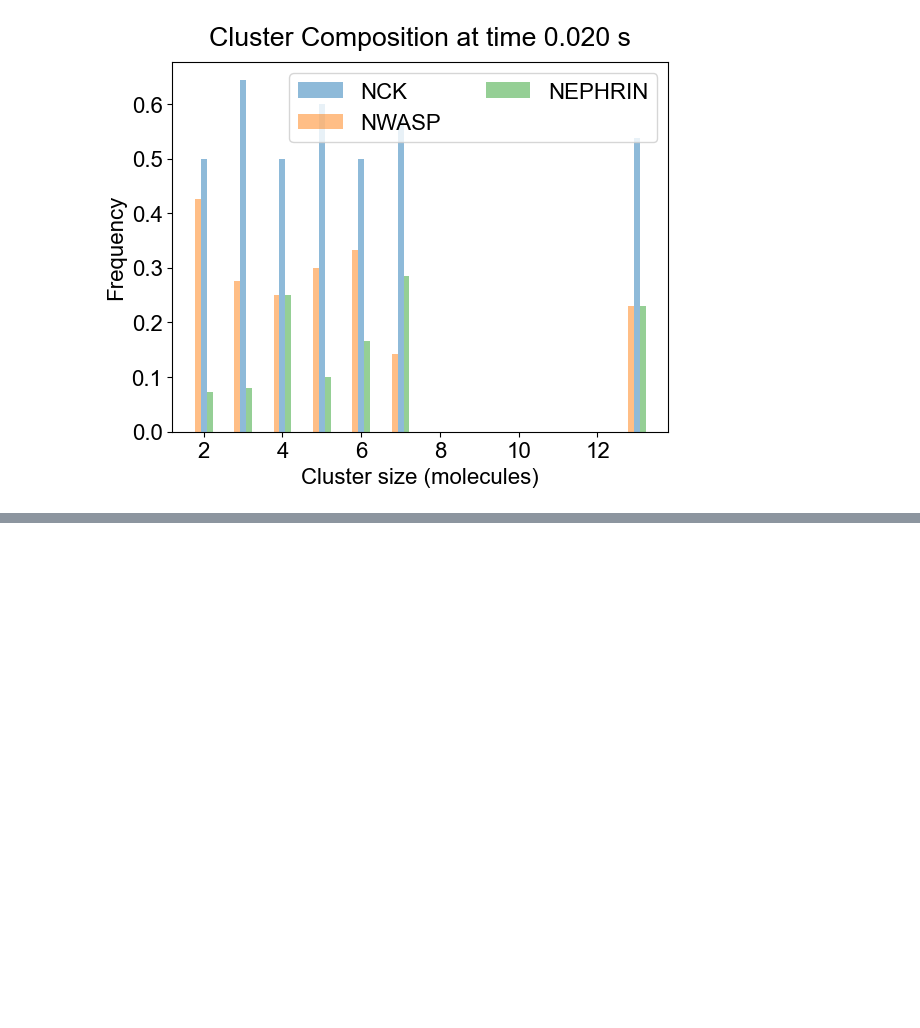
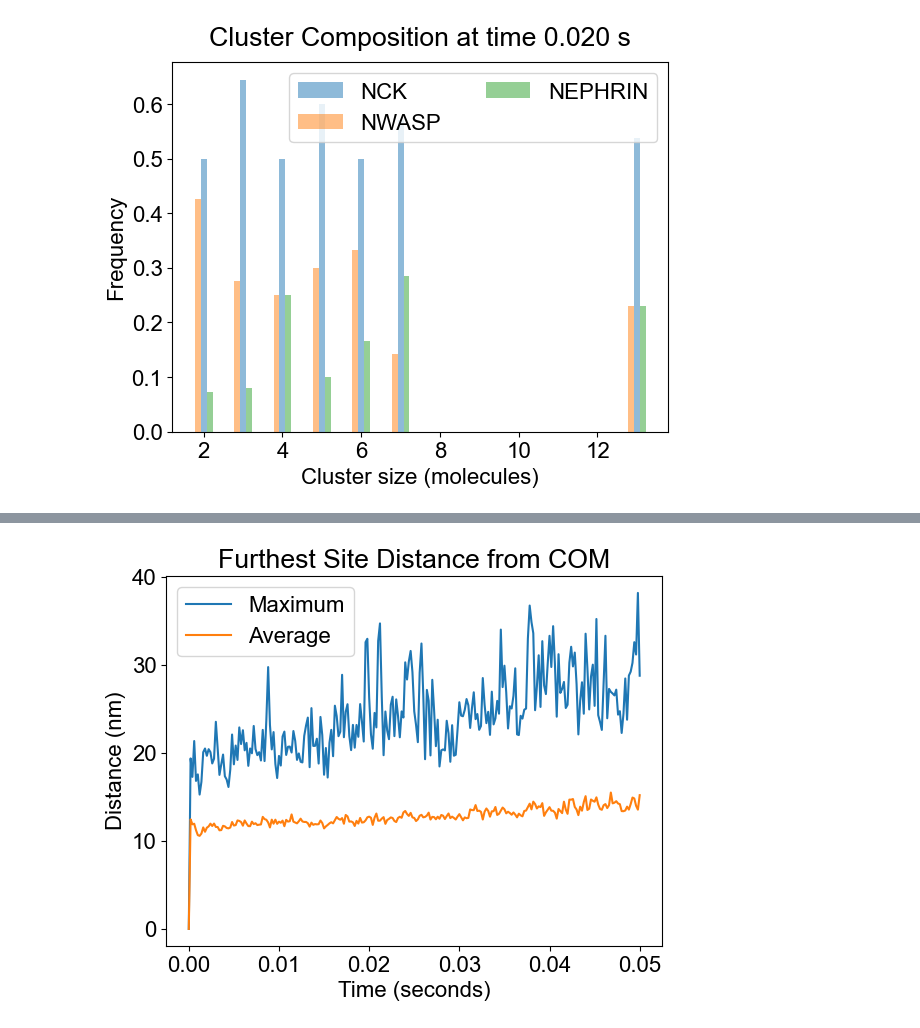
Before and after one commit to MolClustPy/SpringSaLaD-Python-Viz, a Jupyter notebook: demo.ipynb, the cells around one changed output, grey strips where cells are left out. Saved outputs shown, nothing was run; the diff lists cells and outputs as text; code cells hidden in the pictures; blank space fills up the shorter version.

```diff
--- a/demo.ipynb
+++ b/demo.ipynb
@@ -175,0 +187,4 @@ Execution time : 0.7887 secs
+# %%
+Spatial_Analysis.time_course(search_directory, data_selection='sd', indicies=[0,1], size_threshold=1)
+# %% [output]
+[figure, added]
```
Also changed, not shown: parts of 5 cells of this notebook, 10 other files.
